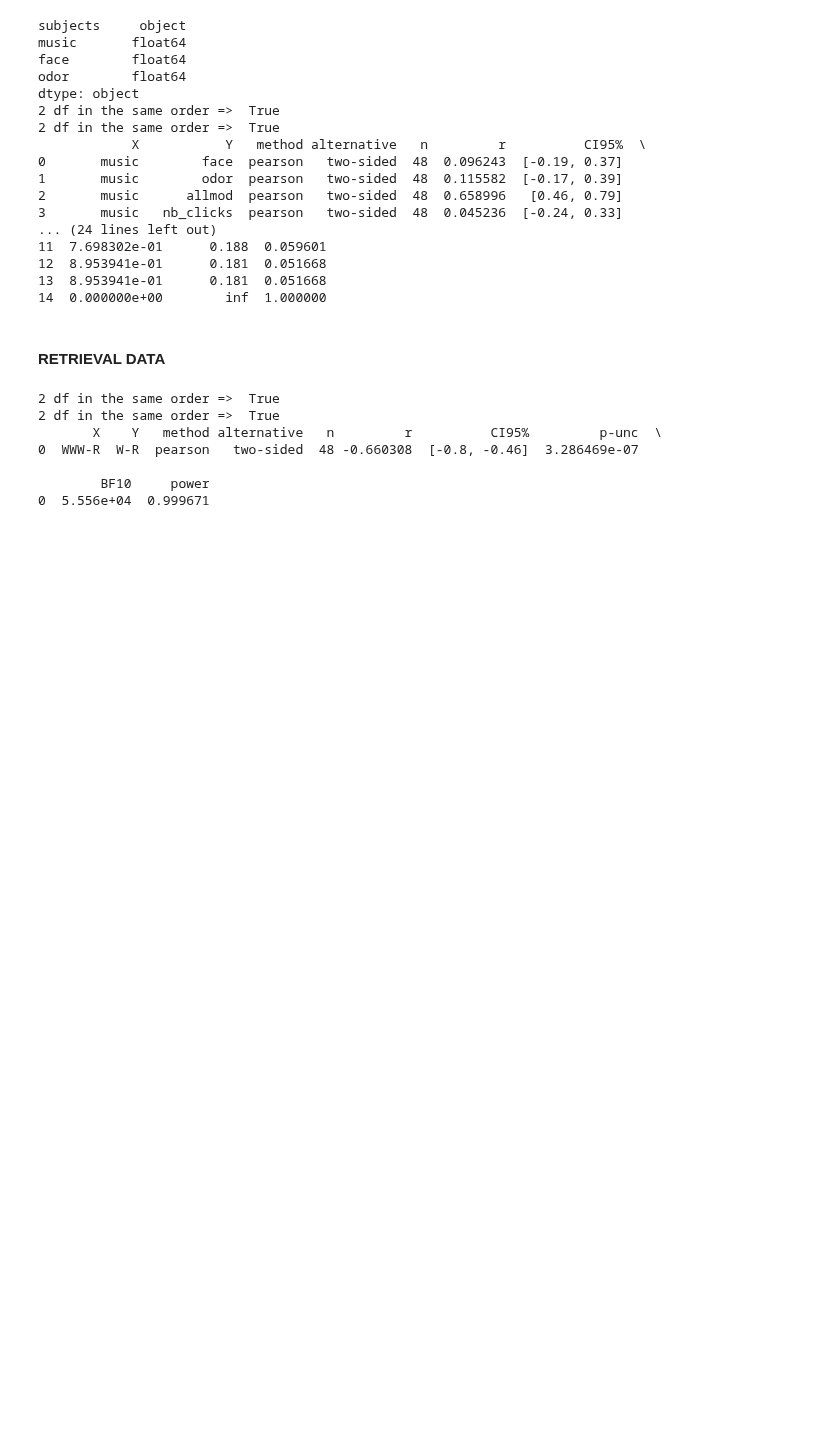
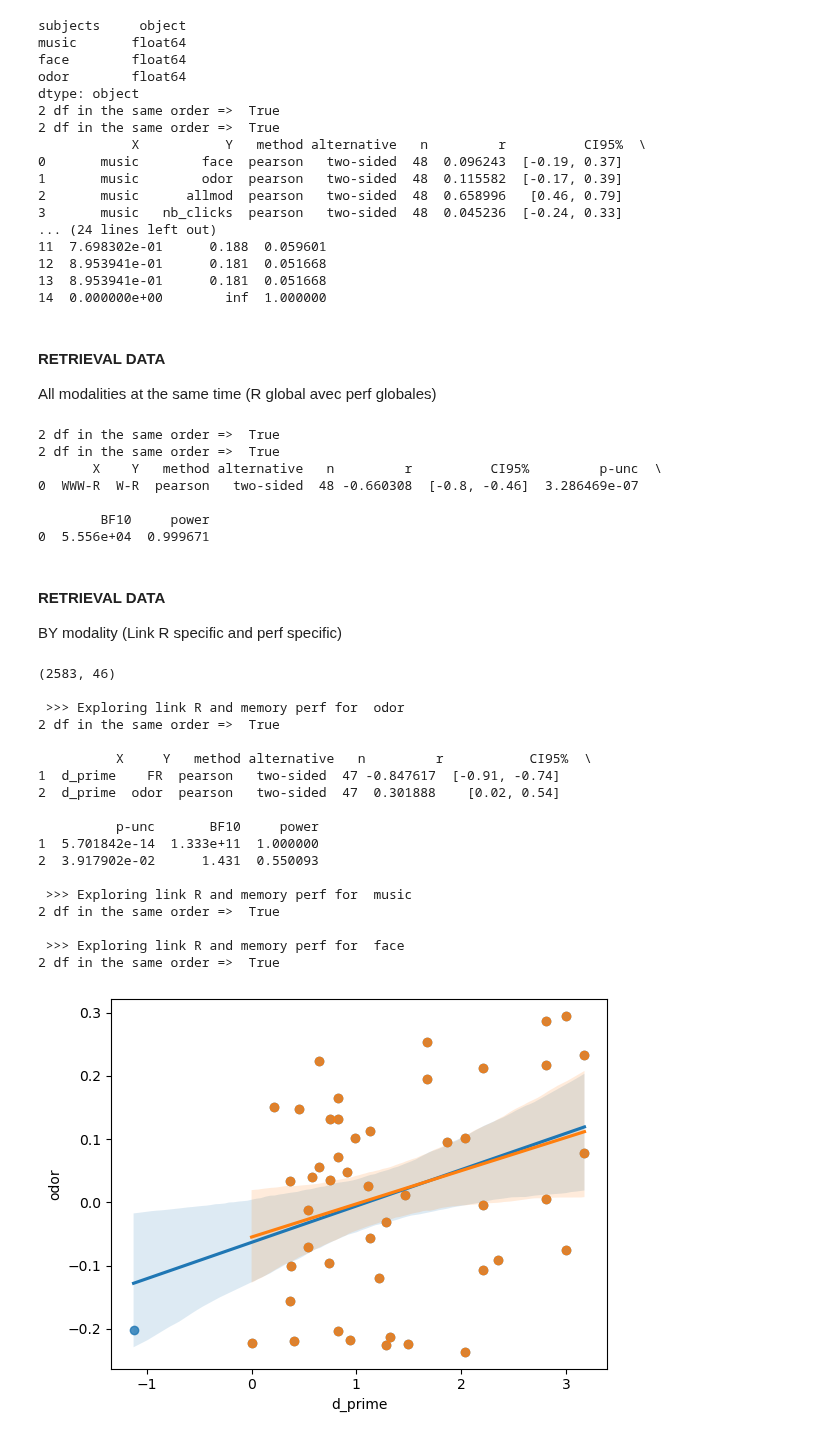
Before and after one commit to annelisesaive/OdNav_perceptual_space, a Jupyter notebook: Python/2_phys_perc_space_analyses_PCA.ipynb, the cells around one changed output. Saved outputs shown, nothing was run; the diff lists cells and outputs as text; code cells hidden in the pictures; blank space fills up the shorter version.

```diff
--- a/Python/2_phys_perc_space_analyses_PCA.ipynb
+++ b/Python/2_phys_perc_space_analyses_PCA.ipynb
@@ -166,8 +167,9 @@ dtype: object
 12  8.953941e-01      0.181  0.051668
 13  8.953941e-01      0.181  0.051668
 14  0.000000e+00        inf  1.000000
-# %% [markdown]
-#### RETRIEVAL DATA
+# %% [markdown]
+#### RETRIEVAL DATA
+All modalities at the same time (R global avec perf globales)
 # %%
 path_mem = '/Users/alouette/Documents/Perceptual_Space_ALS/old/'
 stims = ['odor','music','face']
@@ -211,3 +213,77 @@ print(pair_allmod2.loc[pair_allmod2['p-unc']<0.05])
 
         BF10     power
 0  5.556e+04  0.999671
+# %% [markdown]
+#### RETRIEVAL DATA
+BY modality (Link R specific and perf specific)
+# %%
+path_mem = '/Users/alouette/Documents/Perceptual_Space_ALS/old/'
+stims = ['odor','music','face']
+
+#load df with R Phys-Perc links by participant
+df_R = pd.read_csv(path_script+'df_phys_perc_space_allstims_v=allmod.csv')
+df_R = df_R.sort_values(['subjects'])
+df_R['allmod'] = df_R[stims].mean(axis=1)
+df_ret = pd.read_excel(path_mem+'all_rappel_score.xls',index_col=0)
+df_ret = df_ret.loc[df_ret['subject'].isin(subjects_no_out)]
+print(df_ret.shape)
+
+for stim in stims:
+    print("\n >>> Exploring link R and memory perf for ", stim)
+
+    #filter data by sensory modality
+    df_stim = df_ret[~df_ret[stim].isna()]
+
+    #global recognition performance
+    df_gr = df_stim.groupby(['subject','score_recognition']).count()['trial_num']
+    df_gr = df_gr.unstack().fillna(0) #replace NaN values by 0
+    df_gr['HR'] = (df_gr['hit'] + 0.5) / (27 + 1)
+    df_gr['FR'] = (df_gr['fa'] + 0.5) / (27 + 1)
+    df_gr['d_prime'] = np.log((df_gr['HR'] * (1 - df_gr['FR']))/(df_gr['FR'] * (1 - df_gr['HR'])))
+
+    #print('2 df in the same order => ', any(df_R.subjects == df_gr.index))
+    df_tot = df_R.merge(df_gr, left_on='subjects', right_on='subject')
+    pair_allmod = pg.pairwise_corr(df_tot[['d_prime','HR','FR',stim]],
+                                  method='pearson')
+    #print('\n', pair_allmod.loc[pair_allmod['p-unc']<0.05])
+
+    #global episodic performance
+    df_gr2 = df_stim.groupby(['subject','episodic_score']).count()['trial_num']
+    df_gr2 = df_gr2.unstack().fillna(0) #replace NaN values by 0
+    df_gr2['WWW-R'] = (df_gr2['www'] + 0.5) / (27 + 1)
+    df_gr2['W-R'] = (df_gr2['w'] + 0.5) / (27 + 1)
+    print('2 df in the same order => ', any(df_R.subjects == df_gr2.index))
+    df_tot2 = df_R.merge(df_gr2, left_on='subjects', right_on='subject')
+    pair_allmod2 = pg.pairwise_corr(df_tot2[['WWW-R','W-R','allmod']],
+                                  method='pearson')
+    #print(pair_allmod2.loc[pair_allmod2['p-unc']<0.05])
+
+    if stim == 'odor':
+        df2_z = abs(stats.zscore(df_tot.iloc[:,1:],axis=0))
+        max_dev = 2
+        df2_clean = df_tot[(df2_z[['d_prime']] < max_dev).all(axis=1)]
+        pair_allmod = pg.pairwise_corr(df2_clean[['d_prime','HR','FR',stim]],
+                                  method='pearson')
+        print('\n', pair_allmod.loc[pair_allmod['p-unc']<0.05])
+        sns.regplot(x="d_prime", y=stim, data=df_tot);
+        sns.regplot(x="d_prime", y=stim, data=df2_clean);
+# %% [output]
+(2583, 46)
+
+ >>> Exploring link R and memory perf for  odor
+2 df in the same order =>  True
+
+          X     Y   method alternative   n         r           CI95%  \
+1  d_prime    FR  pearson   two-sided  47 -0.847617  [-0.91, -0.74]
+2  d_prime  odor  pearson   two-sided  47  0.301888    [0.02, 0.54]
+
+          p-unc       BF10     power
+1  5.701842e-14  1.333e+11  1.000000
+2  3.917902e-02      1.431  0.550093
+
+ >>> Exploring link R and memory perf for  music
+2 df in the same order =>  True
+
+ >>> Exploring link R and memory perf for  face
+2 df in the same order =>  True
+[figure, added]
```
Also changed, not shown: parts of 1 cell of this notebook, 1 other file.
